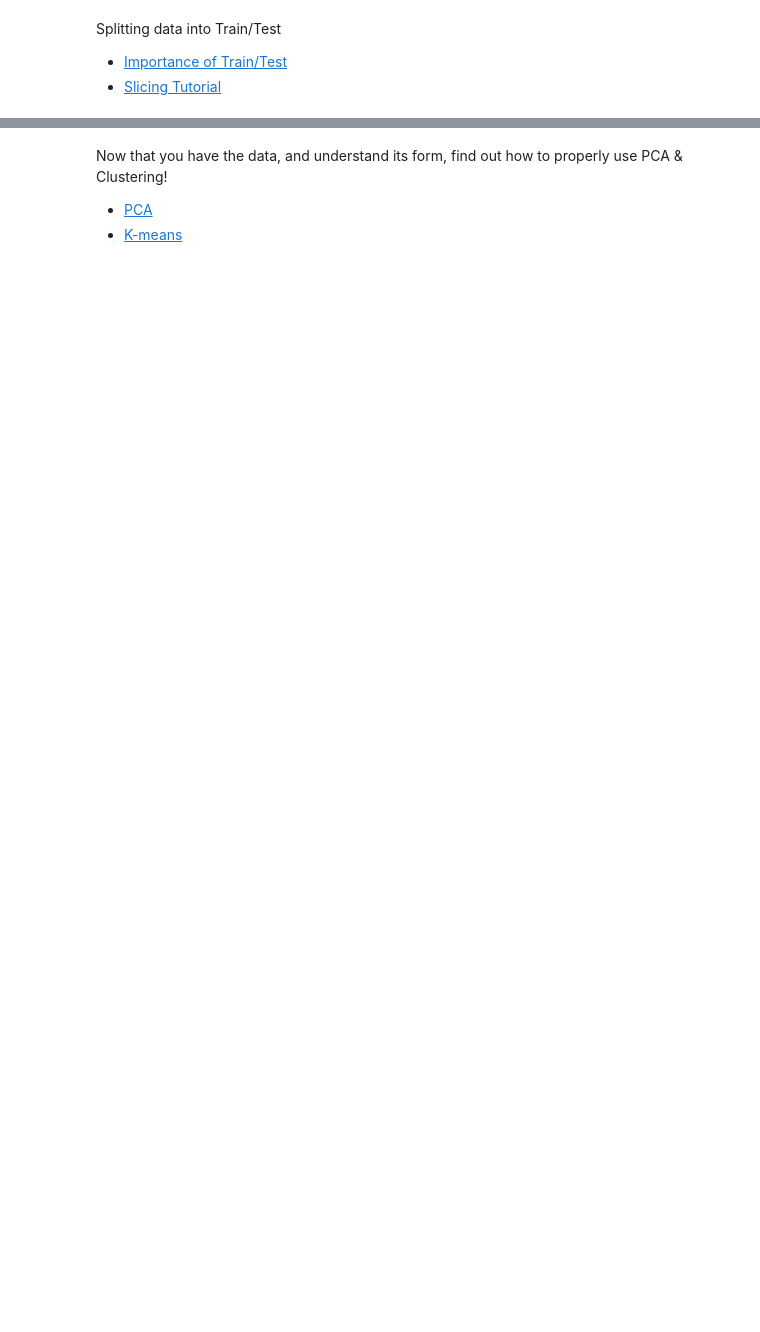
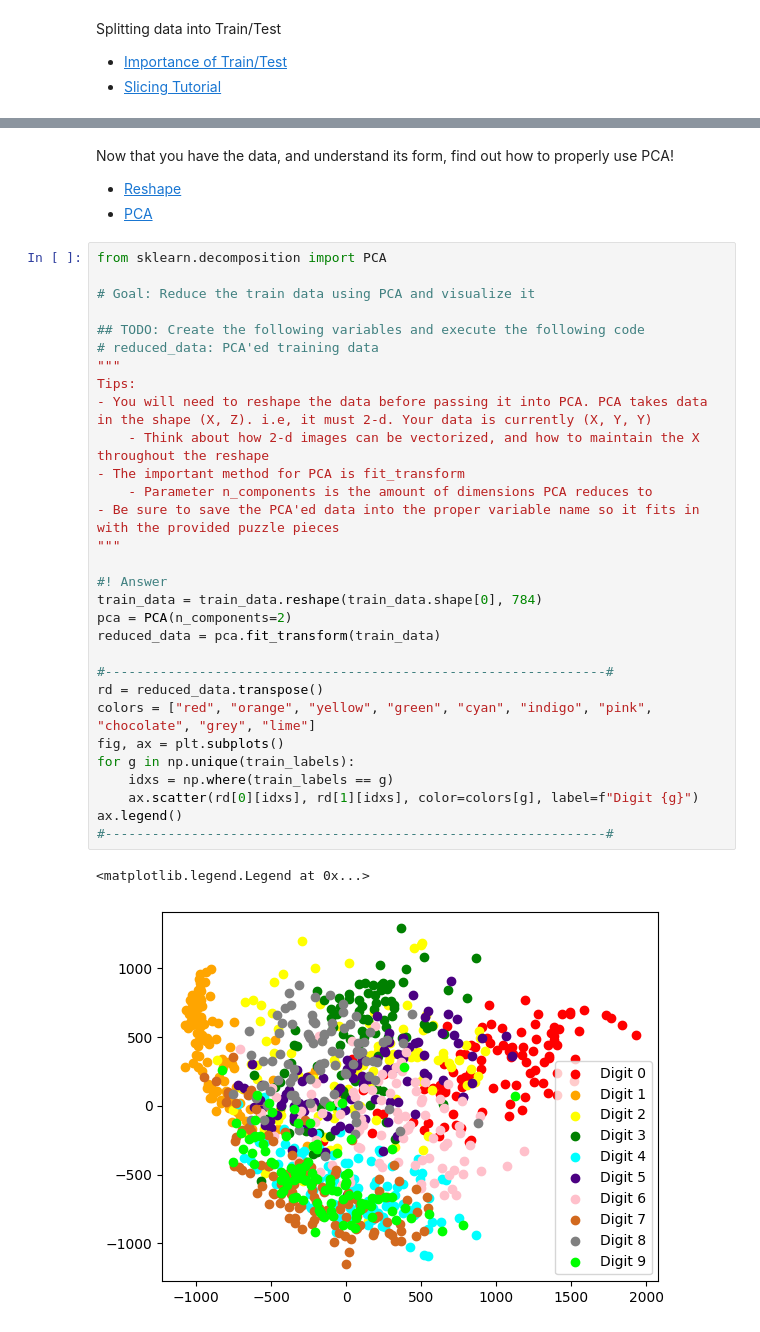
Before and after one commit to interactive-intelligence/intro-neuro-ai, a Jupyter notebook: unit-1/answers/clustering-pca-ans.ipynb, the cells around one changed output, grey strips where cells are left out. Saved outputs shown, nothing was run; the diff lists cells and outputs as text; blank space fills up the shorter version.

```diff
--- a/unit-1/answers/clustering-pca-ans.ipynb
+++ b/unit-1/answers/clustering-pca-ans.ipynb
@@ -87,4 +97,37 @@ Associated Label: 2
 # %% [markdown]
-Now that you have the data, and understand its form, find out how to properly use PCA & Clustering!
+Now that you have the data, and understand its form, find out how to properly use PCA!
+- [Reshape](https://numpy.org/doc/stable/reference/generated/numpy.reshape.html)
 - [PCA](https://scikit-learn.org/stable/modules/generated/sklearn.decomposition.PCA.html)
-- [K-means](https://scikit-learn.org/stable/modules/generated/sklearn.cluster.KMeans.html)
+# %%
+from sklearn.decomposition import PCA
+
+# Goal: Reduce the train data using PCA and visualize it
+
+## TODO: Create the following variables and execute the following code
+# reduced_data: PCA'ed training data
+"""
+Tips:
+- You will need to reshape the data before passing it into PCA. PCA takes data in the shape (X, Z). i.e, it must 2-d. Your data is currently (X, Y, Y)
+    - Think about how 2-d images can be vectorized, and how to maintain the X throughout the reshape
+- The important method for PCA is fit_transform
+    - Parameter n_components is the amount of dimensions PCA reduces to
+- Be sure to save the PCA'ed data into the proper variable name so it fits in with the provided puzzle pieces
+"""
+
+#! Answer
+train_data = train_data.reshape(train_data.shape[0], 784)
+pca = PCA(n_components=2)
+reduced_data = pca.fit_transform(train_data)
+
+#----------------------------------------------------------------#
+rd = reduced_data.transpose()
+colors = ["red", "orange", "yellow", "green", "cyan", "indigo", "pink", "chocolate", "grey", "lime"]
+fig, ax = plt.subplots()
+for g in np.unique(train_labels):
+    idxs = np.where(train_labels == g)
+    ax.scatter(rd[0][idxs], rd[1][idxs], color=colors[g], label=f"Digit {g}")
+ax.legend()
+#----------------------------------------------------------------#
+# %% [output]
+<matplotlib.legend.Legend at 0x...>
+[figure, added]
```
Also changed, not shown: parts of 14 cells of this notebook, 7 other files.
